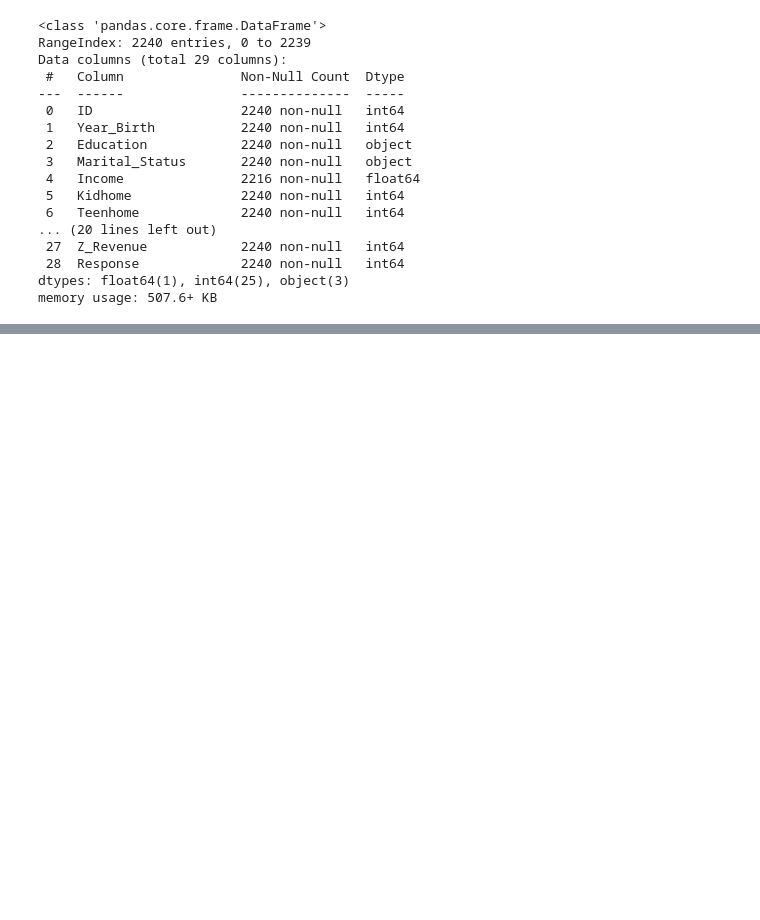
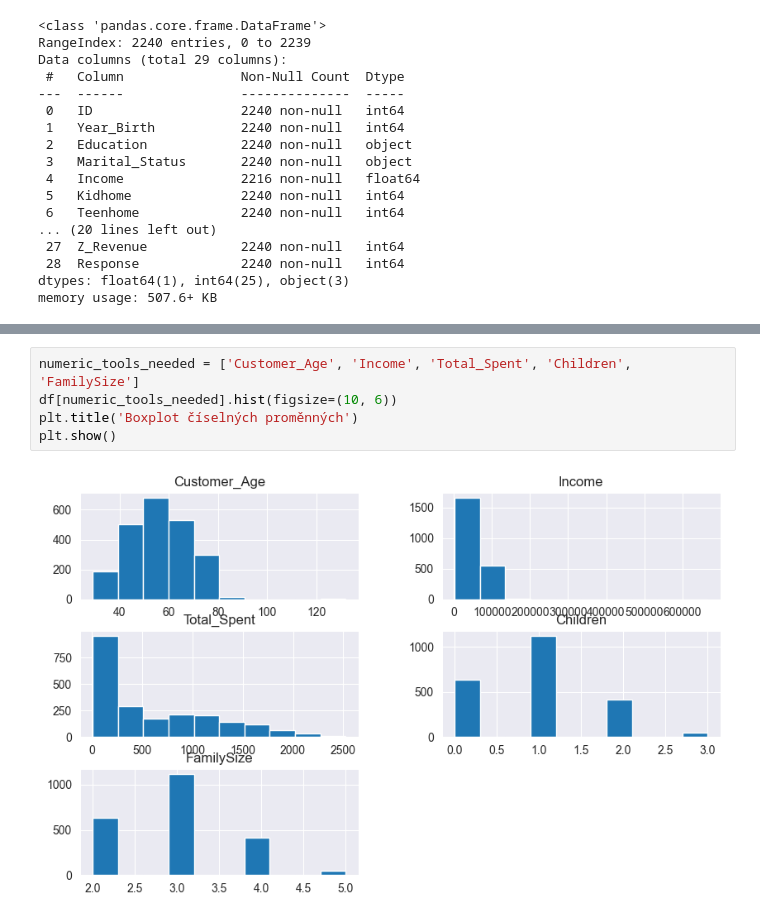
Before and after one commit to Kucharito/MachineLearning2, a Jupyter notebook: Projekt#1.ipynb, the cells around one changed output, grey strips where cells are left out. Saved outputs shown, nothing was run; the diff lists cells and outputs as text; blank space fills up the shorter version.

```diff
--- a/Projekt#1.ipynb
+++ b/Projekt#1.ipynb
@@ -44,0 +200,7 @@ memory usage: 507.6+ KB
+# %%
+numeric_tools_needed = ['Customer_Age', 'Income', 'Total_Spent', 'Children', 'FamilySize']
+df[numeric_tools_needed].hist(figsize=(10, 6))
+plt.title('Boxplot číselných proměnných')
+plt.show()
+# %% [output]
+[figure, added]
```
Also changed, not shown: parts of 28 cells of this notebook.
